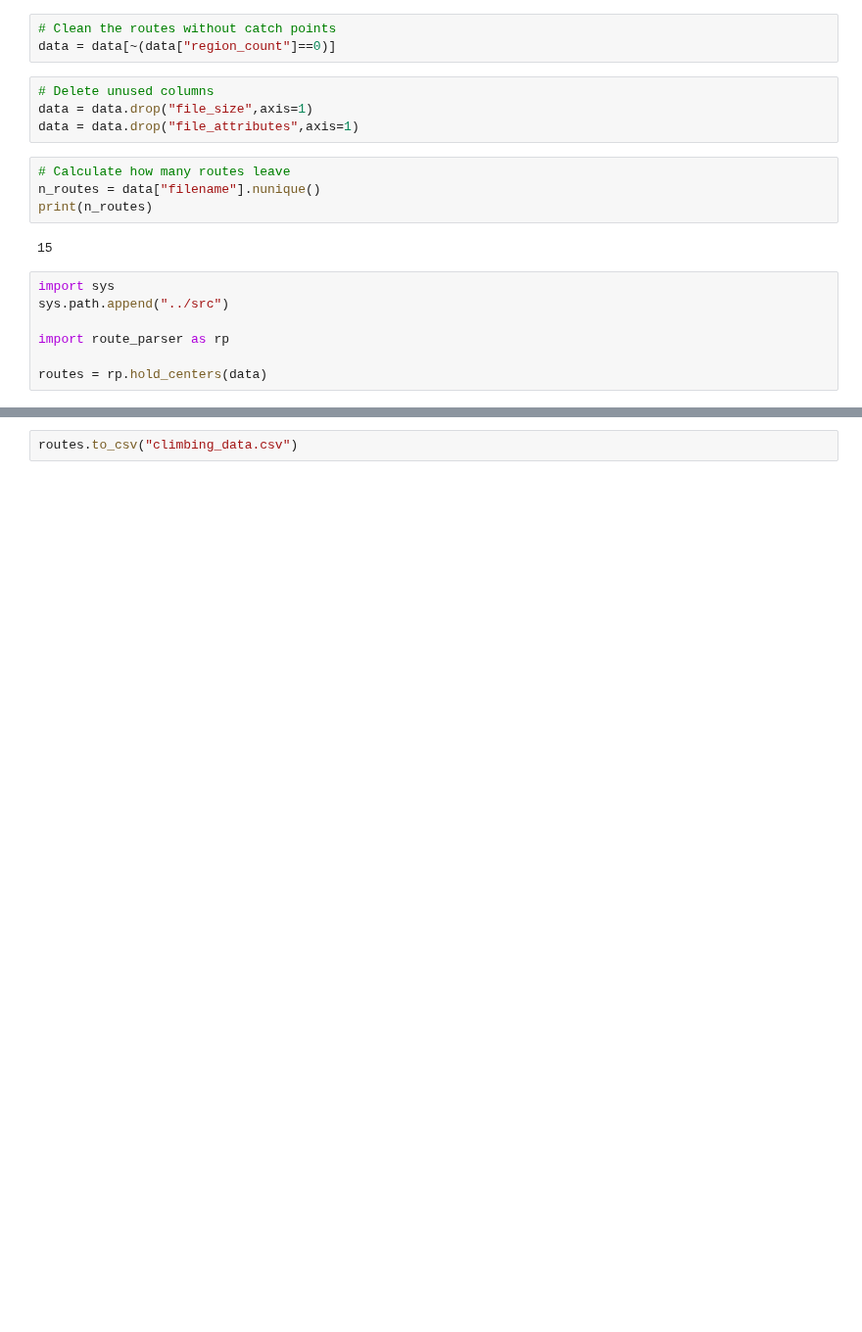
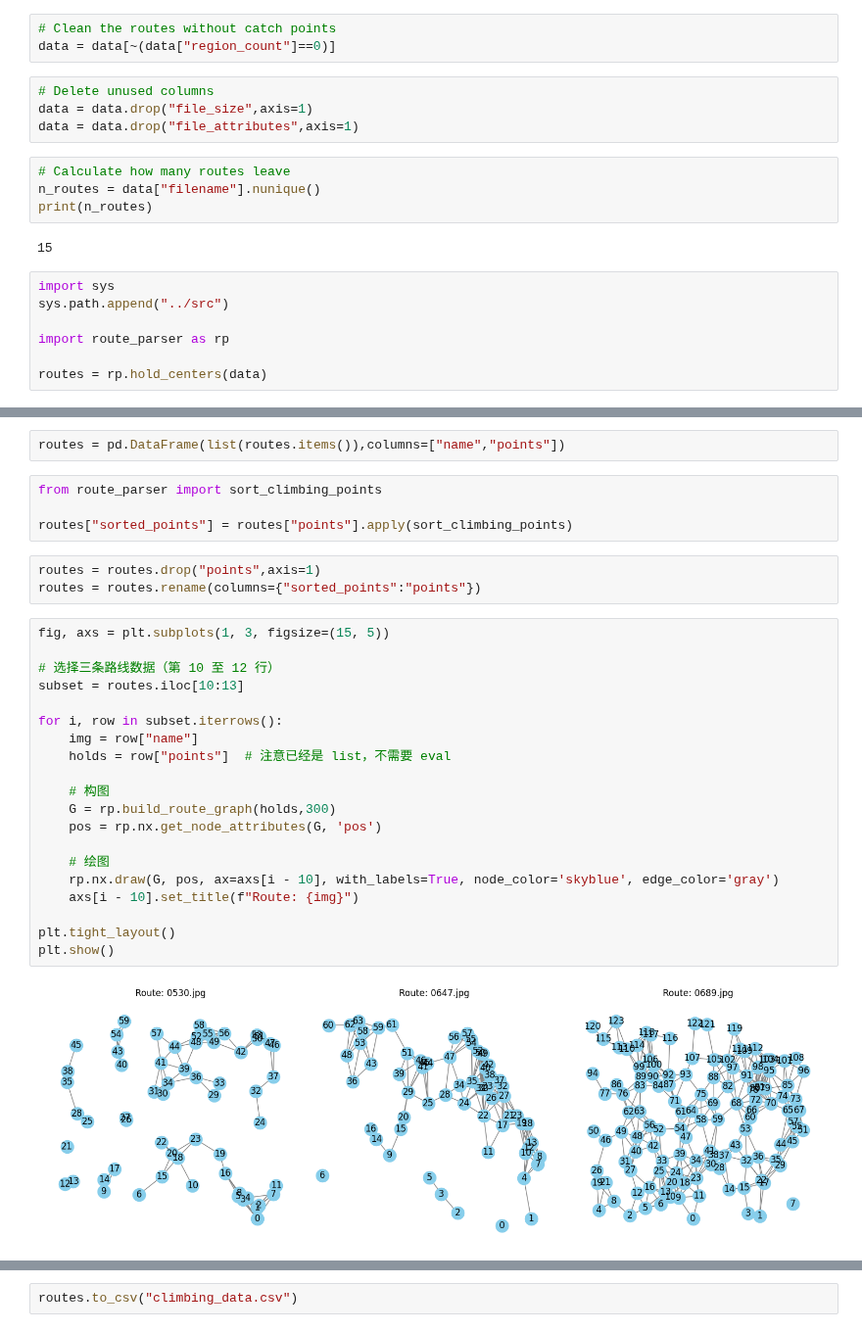
Before and after one commit to Alger3/Climbing_Model, a Jupyter notebook: data/parse_and_plot_routes.ipynb, the cells around one changed output, grey strips where cells are left out. Shown at 98% size. Cells and saved outputs as stored; diff of their text form; blank space fills up the shorter version.

Commit message:
Sort the climbing points (not work)

```diff
--- a/data/parse_and_plot_routes.ipynb
+++ b/data/parse_and_plot_routes.ipynb
@@ -39,0 +39,31 @@ routes = pd.DataFrame(list(routes.items()),columns=["name","points"])
+# %%
+routes = pd.DataFrame(list(routes.items()),columns=["name","points"])
+# %%
+from route_parser import sort_climbing_points
+
+routes["sorted_points"] = routes["points"].apply(sort_climbing_points)
+# %%
+routes = routes.drop("points",axis=1)
+routes = routes.rename(columns={"sorted_points":"points"})
+# %%
+fig, axs = plt.subplots(1, 3, figsize=(15, 5))
+
+# 选择三条路线数据（第 10 至 12 行）
+subset = routes.iloc[10:13]
+
+for i, row in subset.iterrows():
+    img = row["name"]
+    holds = row["points"]  # 注意已经是 list，不需要 eval
+
+    # 构图
+    G = rp.build_route_graph(holds,300)
+    pos = rp.nx.get_node_attributes(G, 'pos')
+
+    # 绘图
+    rp.nx.draw(G, pos, ax=axs[i - 10], with_labels=True, node_color='skyblue', edge_color='gray')
+    axs[i - 10].set_title(f"Route: {img}")
+
+plt.tight_layout()
+plt.show()
+# %% [output]
+[figure, added]
```
Also changed, not shown: parts of 5 cells of this notebook, 3 other files.
